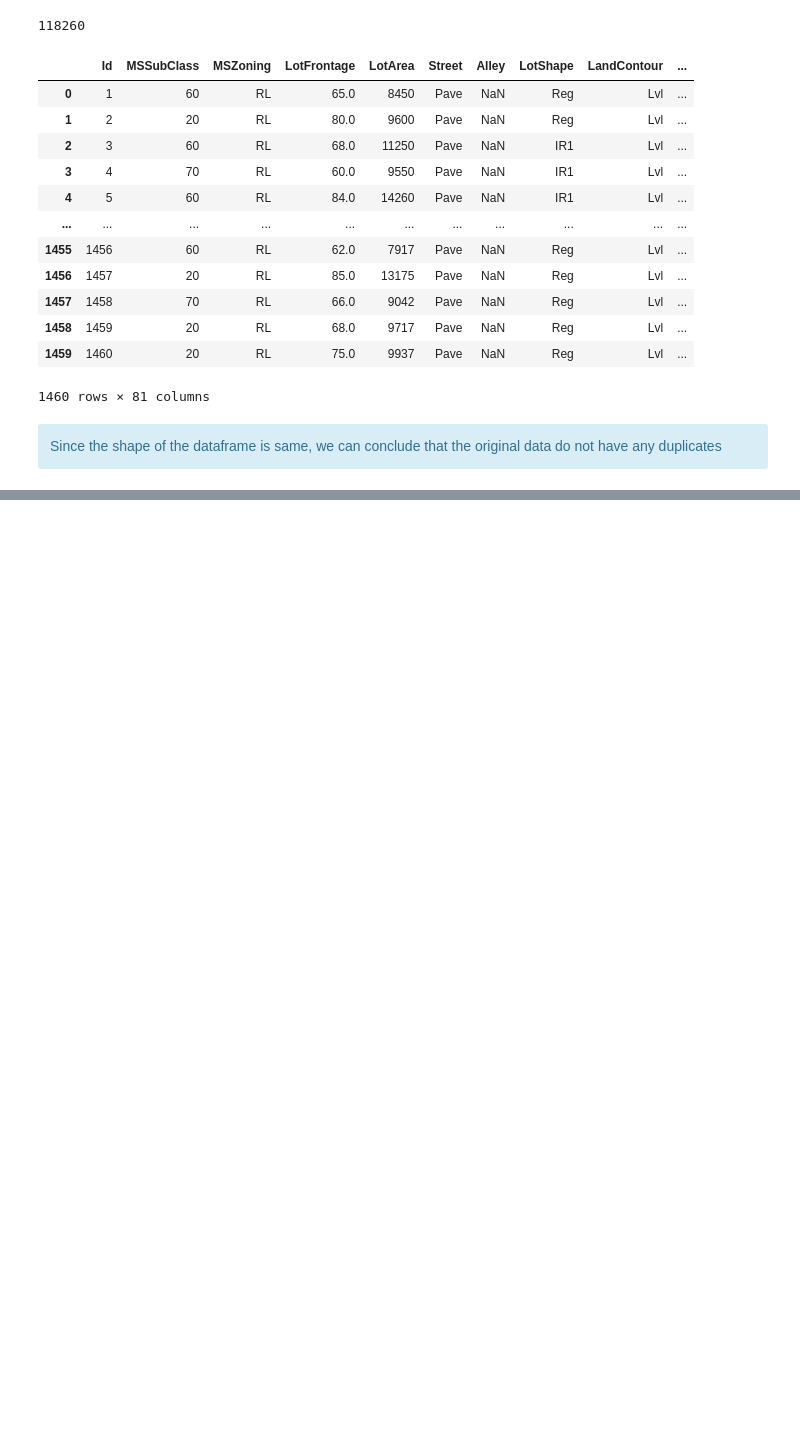
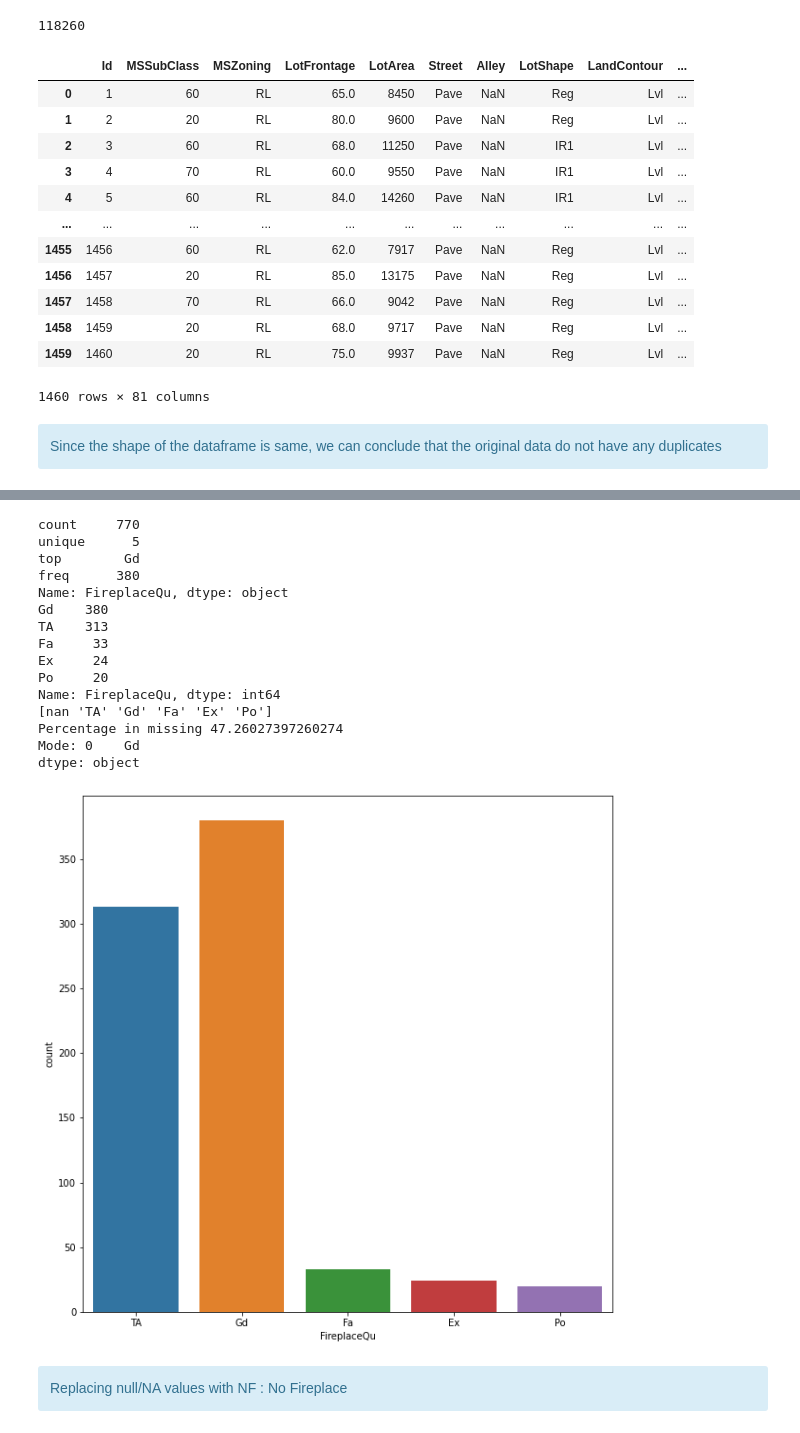
Before and after one commit to 98abhilash/Advanced_Regression, a Jupyter notebook: adv_regression.ipynb, the cells around one changed output, grey strips where cells are left out. Saved outputs shown, nothing was run; the diff lists cells and outputs as text; code cells hidden in the pictures; blank space fills up the shorter version.

```diff
--- a/adv_regression.ipynb
+++ b/adv_regression.ipynb
@@ -121,0 +126,2 @@ Since the shape of the dataframe is same, we can conclude that the original data
+# %%
+df = df.drop('Id',axis=1)
@@ -121,0 +149,7 @@ Since the shape of the dataframe is same, we can conclude that the original data
+# %%
+print("Missing values in terms of Percentage")
+
+for column in df:
+    percent = 100 - (df[column].count() / len(df))*100
+    if percent > 0:
+        print(column + ' has ' + str(percent) + "% missing values")
@@ -121,0 +177,9 @@ Since the shape of the dataframe is same, we can conclude that the original data
+# %%
+df2 = df[[column for column in df if df[column].count() / len(df) >= 0.5]]
+
+print("List of dropped columns:", end=" ")
+for c in df.columns:
+    if c not in df2.columns:
+        print(c, end=", ")
+print('\n')
+df = df2
@@ -121,0 +255,34 @@ Since the shape of the dataframe is same, we can conclude that the original data
+# %%
+def handle_missing_cat(series):
+    print(series.describe())
+    print(series.value_counts())
+    print(series.unique())
+    print("Percentage in missing " + str((series.isna().sum() / 1460)*100))
+    # print("Mean: " + str(series.mean()))
+    # print("Median: " + str(series.median()))
+    print("Mode: " + str(series.mode()))
+    plt.figure(figsize=(10,10))
+    sns.countplot(series)
+# %%
+handle_missing_cat(df['FireplaceQu'])
+# %% [output]
+count     770
+unique      5
+top        Gd
+freq      380
+Name: FireplaceQu, dtype: object
+Gd    380
+TA    313
+Fa     33
+Ex     24
+Po     20
+Name: FireplaceQu, dtype: int64
+[nan 'TA' 'Gd' 'Fa' 'Ex' 'Po']
+Percentage in missing 47.26027397260274
+Mode: 0    Gd
+dtype: object
+[figure, added]
+# %% [markdown]
+<div class="alert alert-block alert-info">
+Replacing null/NA values with NF : No Fireplace
+</div>
```
Also changed, not shown: parts of 178 cells of this notebook, 3 other files.
